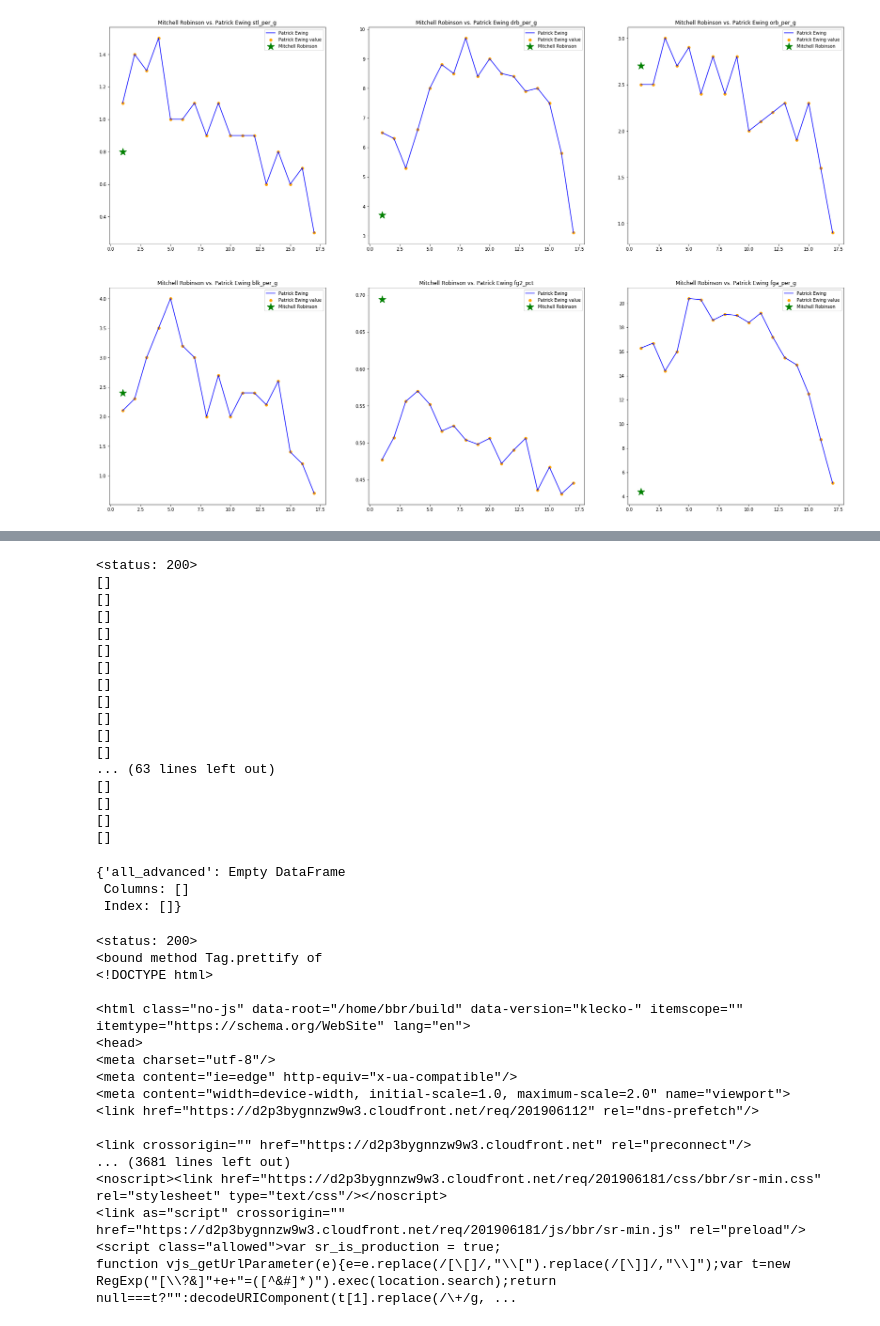
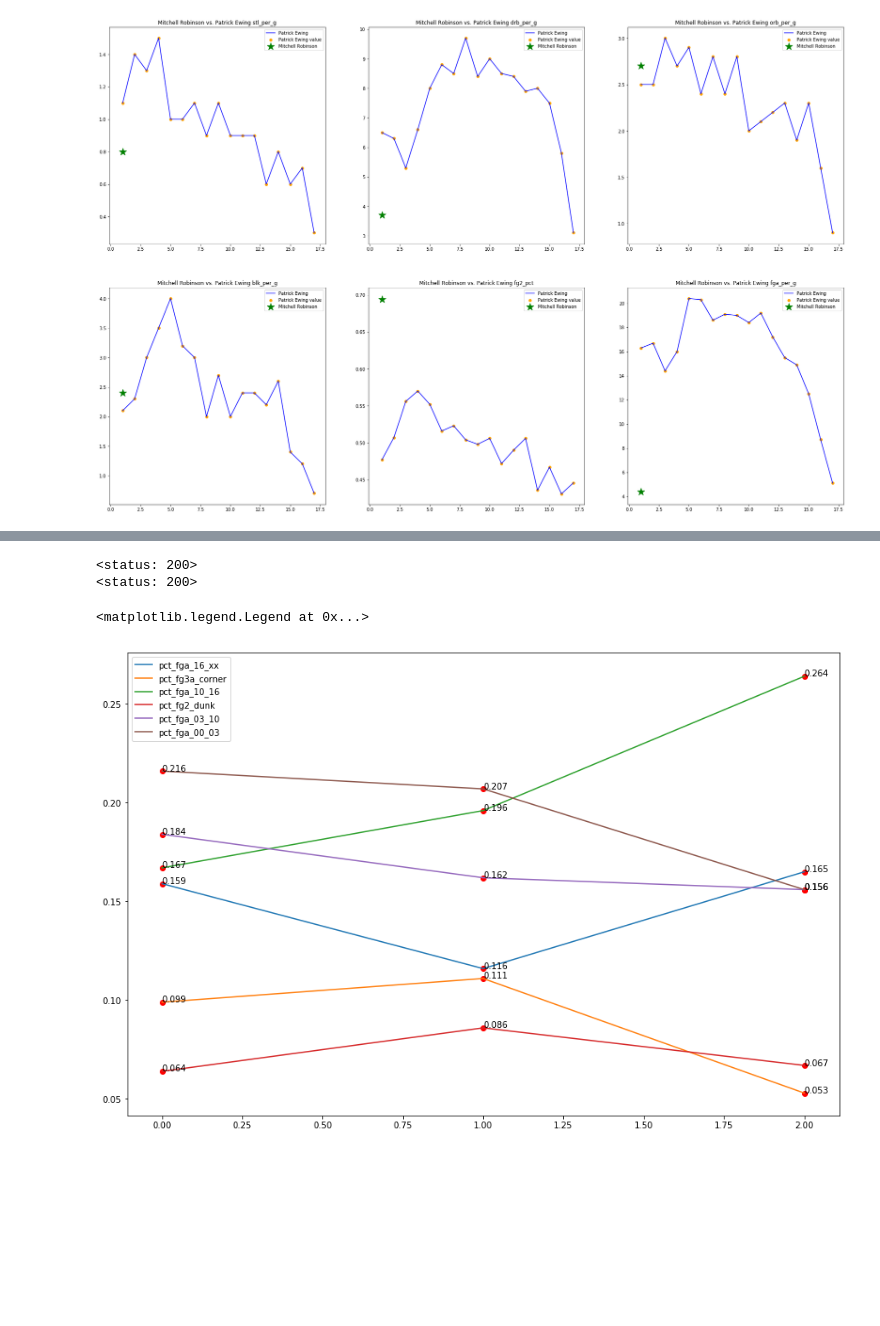
Before and after one commit to fpcorcoran/NBA-Stats, a Jupyter notebook: Testing.ipynb, the cells around one changed output, grey strips where cells are left out. Drawn from its saved outputs; the diff is of its cells as text; code cells hidden in the pictures; blank space fills up the shorter version.

```diff
--- a/Testing.ipynb
+++ b/Testing.ipynb
@@ -237,60 +227,26 @@ for count, stat in enumerate(big_stats):
 # %%
-table_types = Data.player("Kristaps Porzingis").table_types
-
-KP = Data.player("Kristaps Porzingis").fetch(table_types=['all_advanced'])#["all_advanced"].query("team_id != 'TOT'")
-#Me7o = KP = Data.player("Carmelo Anthony").fetch(table_types=['all_advanced'])#["all_advanced"].query("team_id != 'TOT'")
+KP = Data.player("Kristaps Porzingis").fetch()["all_shooting"].query("age != 'None'")
+Me7o = Data.player("Carmelo Anthony").fetch()["all_shooting"].query("age != 'None'")
 # %% [output]
 <status: 200>
-[]
-[]
-[]
-[]
-[]
-[]
-[]
-[]
-[]
-[]
-[]
-... (63 lines left out)
-[]
-[]
-[]
-[]
+<status: 200>
-# %%
-KP
-# %% [output]
-{'all_advanced': Empty DataFrame
- Columns: []
- Index: []}
-# %%
-tt = Data.player("Ron Baker").table_types
-
-for t in tt:
-    try:
-        df = Data.player("Ron Baker").fetch(table_types=[t])
-        if len(df[t]) == 0:
-            print(t, " - Failed")
-
-        else:
-            print(t, " - Success")
-    except KeyError:
-        print(t, " - Failed")
-# %% [output]
-<status: 200>
-<bound method Tag.prettify of
-<!DOCTYPE html>
-
-<html class="no-js" data-root="/home/bbr/build" data-version="klecko-" itemscope="" itemtype="https://schema.org/WebSite" lang="en">
-<head>
-<meta charset="utf-8"/>
-<meta content="ie=edge" http-equiv="x-ua-compatible"/>
-<meta content="width=device-width, initial-scale=1.0, maximum-scale=2.0" name="viewport">
-<link href="https://d2p3bygnnzw9w3.cloudfront.net/req/201906112" rel="dns-prefetch"/>
-
-<link crossorigin="" href="https://d2p3bygnnzw9w3.cloudfront.net" rel="preconnect"/>
-... (3681 lines left out)
-<noscript><link href="https://d2p3bygnnzw9w3.cloudfront.net/req/201906181/css/bbr/sr-min.css" rel="stylesheet" type="text/css"/></noscript>
-<link as="script" crossorigin="" href="https://d2p3bygnnzw9w3.cloudfront.net/req/201906181/js/bbr/sr-min.js" rel="preload"/>
-<script class="allowed">var sr_is_production = true;
-function vjs_getUrlParameter(e){e=e.replace(/[\[]/,"\\[").replace(/[\]]/,"\\]");var t=new RegExp("[\\?&]"+e+"=([^&#]*)").exec(location.search);return null===t?"":decodeURIComponent(t[1].replace(/\+/g, ...
+# %%
+fig = plt.figure(figsize=(15,10))
+ax = fig.add_subplot(111)
+for key in KP.keys():
+    index = KP.index
+    if key[0:3] == "pct":
+        vals = list(map(lambda x: float(x), KP[key].values))
+        i = list(map(lambda x: int(x), index))
+        plt.plot(i,vals,label = key)
+        plt.scatter(i,vals,color="#ff0000")
+
+        for v in range(len(vals)):
+            plt.annotate(vals[v],(i[v],vals[v]))
+
+
+
+plt.legend()
+# %% [output]
+<matplotlib.legend.Legend at 0x...>
+[figure, added]
```
Also changed, not shown: parts of 12 cells of this notebook.
